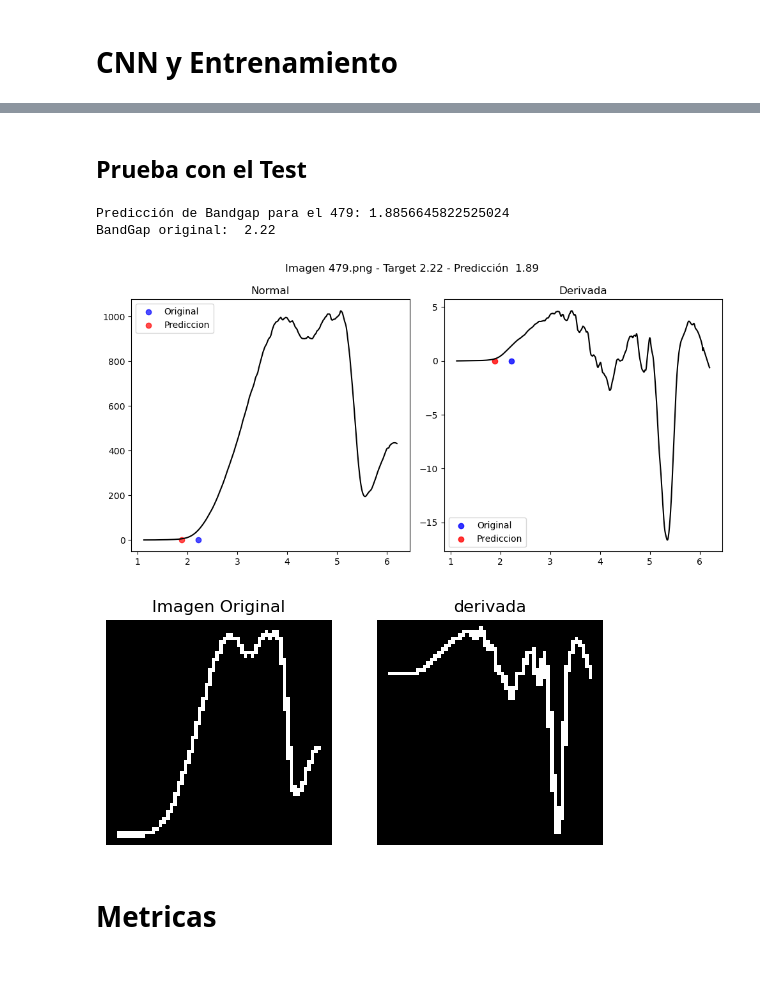
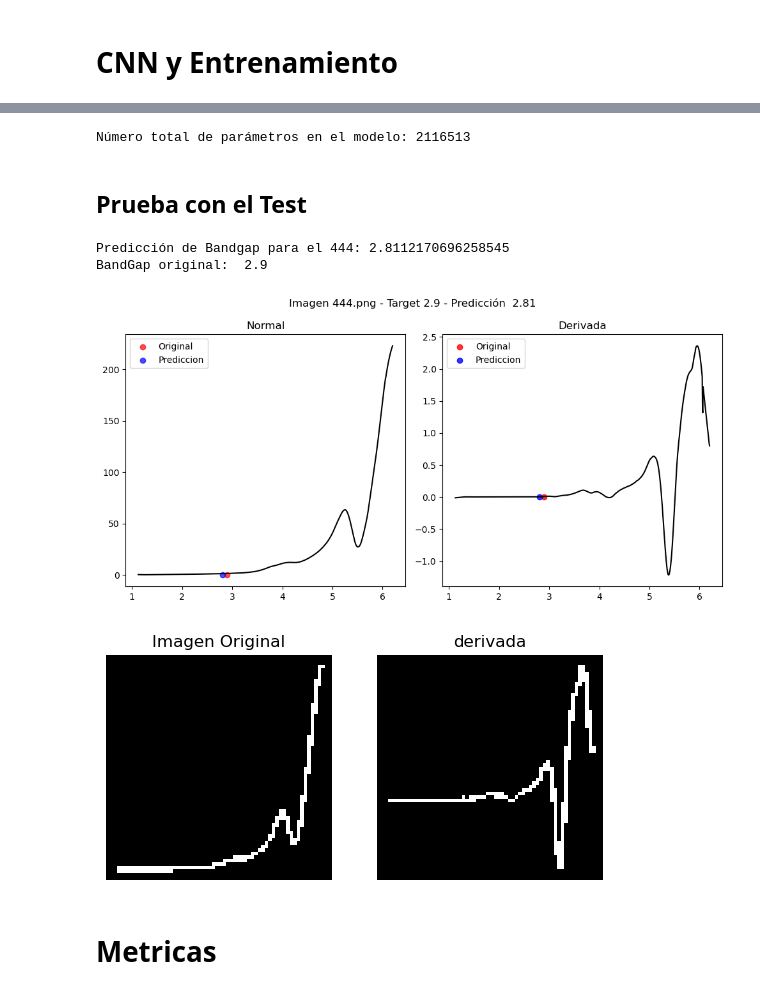
Before and after one commit to WilhelmBuitrago/BandGap-Prediction, a Jupyter notebook: code/CNN_img_regression.ipynb, the cells around one changed output, grey strips where cells are left out. Cells and saved outputs as stored; diff of their text form; code cells hidden in the pictures.

```diff
--- a/code/CNN_img_regression.ipynb
+++ b/code/CNN_img_regression.ipynb
@@ -119,7 +117,7 @@ class CustomImageDataset(Dataset):
 
         self.image_files = [file for file in os.listdir(root_dir)]
         self.image_files.sort()
-        self.image_files_derivative = [f"{file.split('.')[0]}_derivada.png" for file in self.image_files]
+        self.image_files_derivative = [f"{file.split('.')[0]}.png" for file in self.image_files]
 
     def __len__(self):
         return len(self.image_files)
@@ -323,42 +357,53 @@ loss = train(model, train_loader2, nn.MSELoss(), optim.SGD, epochs= Epocas, lr=
+# %%
+import torch
+
+def count_parameters(model):
+    return sum(p.numel() for p in model.parameters() if p.requires_grad)
+
+# Supongamos que 'model' es tu modelo de PyTorch
+num_parameters = count_parameters(model)
+print("Número total de parámetros en el modelo:", num_parameters)
+# %% [output]
+Número total de parámetros en el modelo: 2116513
 # %% [markdown]
 ## Prueba con el Test
 # %%
-image, label, di = test_dataset2.__getitem__(40)
+image, label, di = test_dataset2.__getitem__(2)
 device = torch.device("cuda" if torch.cuda.is_available() else "cpu")
 image = image.to(device)
 
 model = model.to(device)
 model.eval()
 with torch.no_grad():
     outputs = model(image)
 
 predicted_bandgap = outputs.mean().item()
 print(f"Predicción de Bandgap para el {di}:", predicted_bandgap)
 print('BandGap original: ', target_shuffle[di])
 
 ID = di
 fig, axs = plt.subplots(1, 2, figsize=(10, 5))
 
 axs[0].plot(x_data, data_shuffle[ID, :, 0], color='k')
-axs[0].scatter(target_shuffle[ID], 0, color='blue', label=f'Original', alpha=0.7)
-axs[0].scatter(predicted_bandgap, 0, color='red',  label=f'Prediccion', alpha=0.7)
+axs[0].scatter(target_shuffle[ID], 0, color='red', label=f'Original', alpha=0.7)
+axs[0].scatter(predicted_bandgap, 0, color='blue',  label=f'Prediccion', alpha=0.7)
 axs[0].set_title('Normal')
 axs[0].legend()
 
 
 axs[1].plot(x_data, data_shuffle[ID, :, 1], color='k')
-axs[1].scatter(target_shuffle[ID], 0, color='blue', label=f'Original', alpha=0.8)
-axs[1].scatter(predicted_bandgap, 0, color='red', label=f'Prediccion', alpha=0.8)
+axs[1].scatter(target_shuffle[ID], 0, color='red', label=f'Original', alpha=0.8)
+axs[1].scatter(predicted_bandgap, 0, color='blue', label=f'Prediccion', alpha=0.8)
 axs[1].set_title('Derivada')
 axs[1].legend()
 
 fig.suptitle(f'Imagen {di}.png - Target {target_shuffle[ID]} - Predicción  {predicted_bandgap:.2f}')
 plt.tight_layout()
 plt.show()
 # %% [output]
-Predicción de Bandgap para el 479: 1.8856645822525024
-BandGap original:  2.22
+Predicción de Bandgap para el 444: 2.8112170696258545
+BandGap original:  2.9
-[figure, old version]
+[figure, new version]
 # %%
 image_cpu = image.cpu()
 photo = image_cpu.numpy()
@@ -374,7 +419,7 @@ axs[1].axis('off')
 
 plt.show()
 # %% [output]
-[figure, old version]
+[figure, new version]
 # %% [markdown]
 # Metricas
 # %%
```
Also changed, not shown: parts of 6 cells of this notebook.
